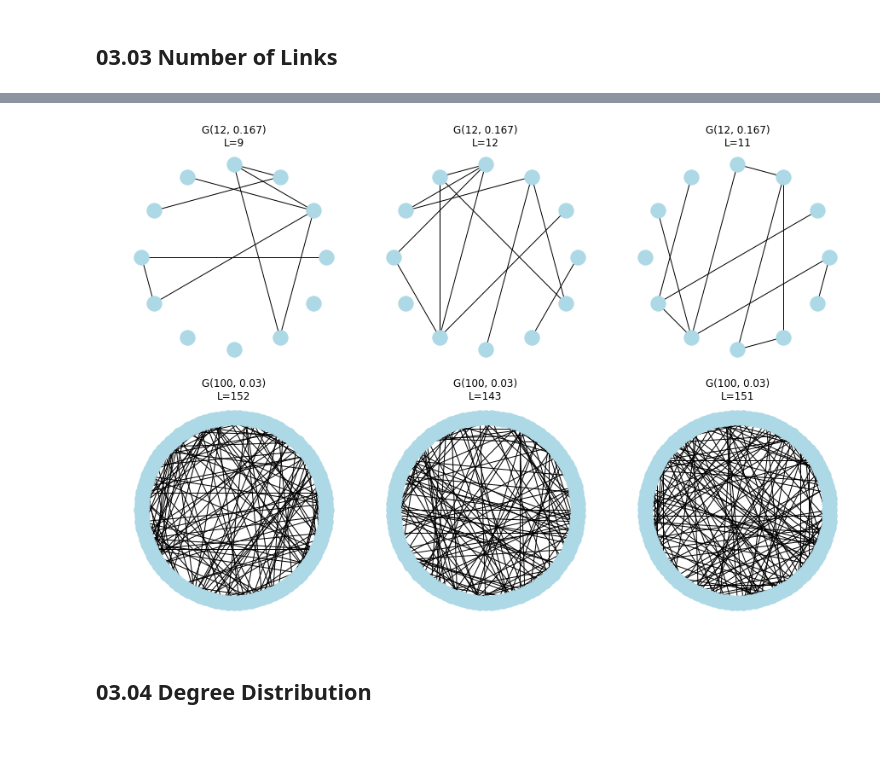
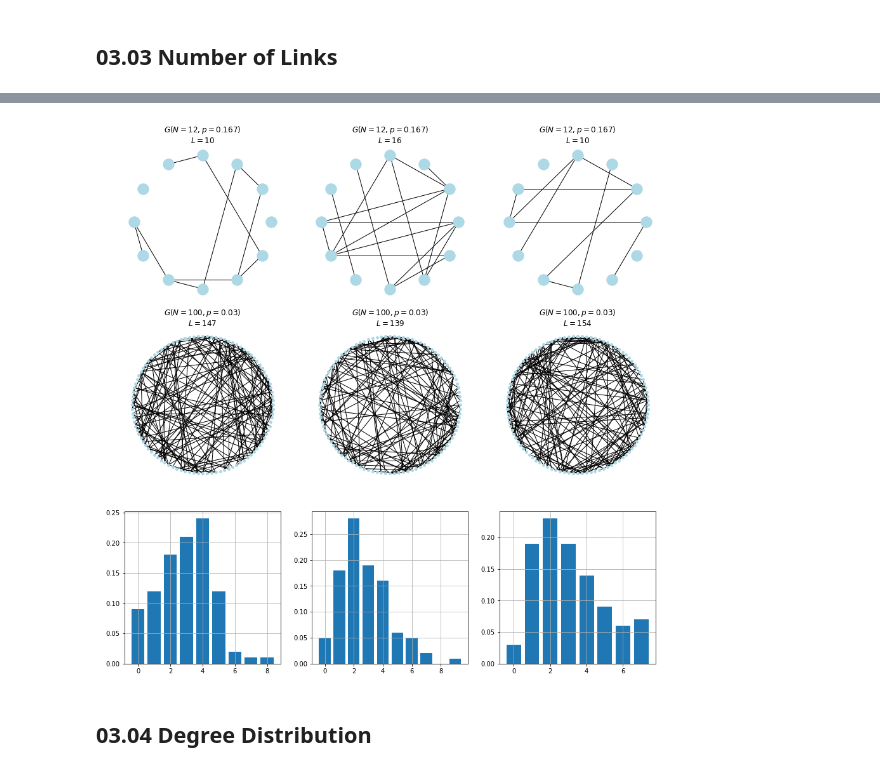
Before and after one commit to shumez/NetworkScience, a Jupyter notebook: c03/code.ipynb, the cells around one changed output, grey strips where cells are left out. Saved outputs shown, nothing was run; the diff lists cells and outputs as text; code cells hidden in the pictures; blank space fills up the shorter version.

```diff
--- a/c03/code.ipynb
+++ b/c03/code.ipynb
@@ -130,17 +163,31 @@ Text(0.5, 1.0, 'A')
 # %% [markdown]
 ## 03.03 Number of Links
 # %%
-n = 15
+N = 15
 p = .3
 
-fig, axes = plt.subplots(ncols=5, nrows=2, figsize=(20, 8))
+fig, axes = plt.subplots(ncols=5, nrows=3, figsize=(20, 12))
 for i in range(5):
-    G = nx.gnp_random_graph(n, p)
+    G = nx.gnp_random_graph(N, p)
+    L = nx.number_of_edges(G)
     nx.draw_networkx(G, ax=axes[0][i], node_color='lightblue')
-    #ax.set_title('G(10, {})'.format(np.round(p, 3)))
+    axes[0][i].set_title(r'$G(N={}, p={})$' '\n' r'$L={}$'.format(N, np.round(p, 3), L))
     axes[0][i].set_axis_off()
     #nx.draw(G, node_size=80)
 
     A = nx.to_numpy_matrix(G)
     axes[1][i].imshow(A, cmap='Blues')
+
+    deg = nx.degree_histogram(G)
+    d = [d/N for d in deg]
+    axes[2][i].bar(range(len(d)), d)
+    axes[2][i].grid(True)
+    axes[2][i].set_xlim(0, 10)
+    axes[2][i].set_ylim(0, .75)
+    axes[2][i].set_xlabel(r'$k$')
+
+axes[2][0].set_ylabel(r'$p_k$')
+
+plt.tight_layout()
+plt.show()
 # %% [output]
@@ -148,24 +195,29 @@ for i in range(5):
 # %%
-fig, axes = plt.subplots(ncols=3, nrows=2, figsize=(15, 10))
+fig, axes = plt.subplots(ncols=3, nrows=3, figsize=(15, 15))
 
 for i in range(3):
     N = 12
     p = 1/6
     G0 = nx.gnp_random_graph(N, p)
     nx.draw_circular(G0, ax=axes[0][i], node_color='lightblue')
     L = nx.number_of_edges(G0)
-    axes[0][i].set_title('G({}, {})\nL={}'.format(N, np.round(p,3), L))
+    axes[0][i].set_title(r'$G(N={}, p={})$' '\n' r'$L={}$'.format(N, np.round(p,3), L))
     axes[0][i].set_axis_off()
 
     N = 100
     p = .03
     G1 = nx.gnp_random_graph(N, p)
-    nx.draw_circular(G1, ax=axes[1][i], node_color='lightblue')
+    nx.draw_circular(G1, ax=axes[1][i], node_color='lightblue', node_size=15)
     L = nx.number_of_edges(G1)
-    axes[1][i].set_title('G({}, {})\nL={}'.format(N, np.round(p,3), L))
+    axes[1][i].set_title(r'$G(N={}, p={})$' '\n' r'$L={}$'.format(N, np.round(p,3), L))
     axes[1][i].set_axis_off()
+
+    deg = nx.degree_histogram(G1)
+    deg = [d/N for d in deg]
+    axes[2][i].bar(range(len(deg)), deg)
+    axes[2][i].grid(True)
 # %% [output]
-[figure, old version]
+[figure, new version]
 # %% [markdown]
 ## 03.04 Degree Distribution
 # %%
```
Also changed, not shown: parts of 15 cells of this notebook.
